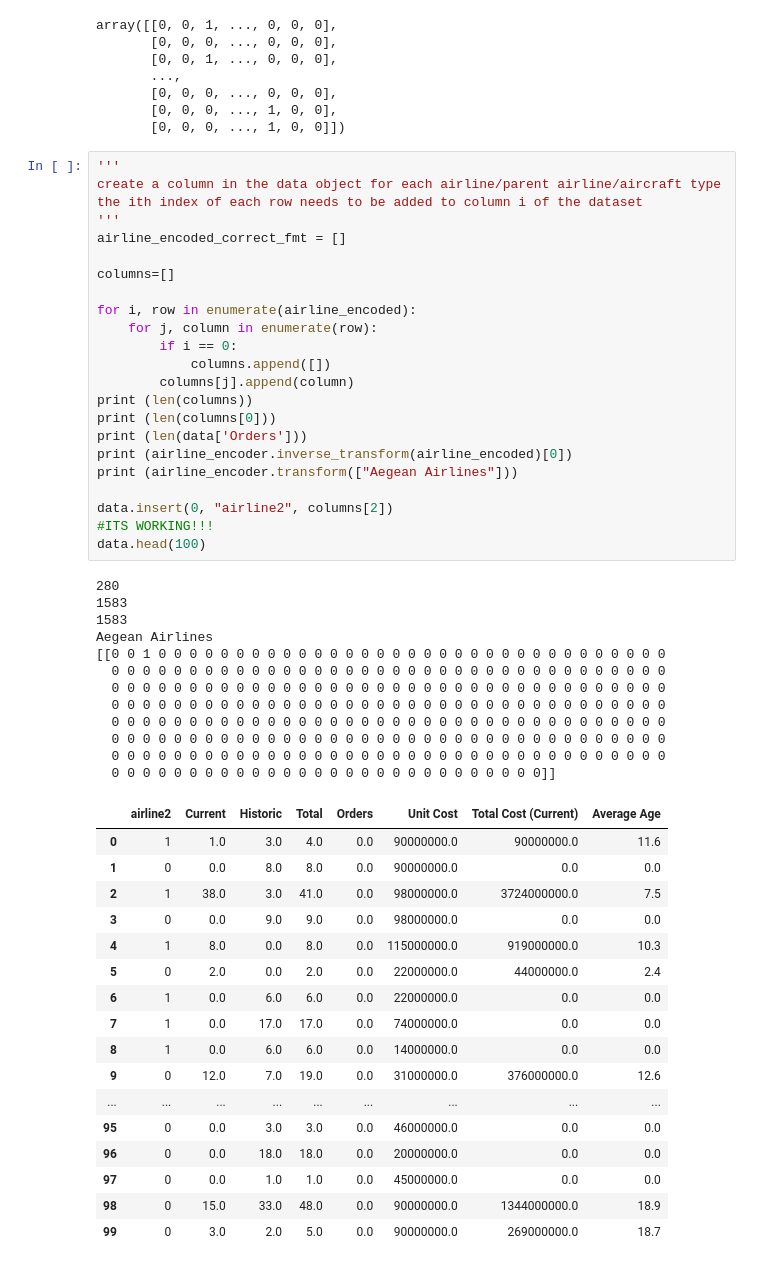
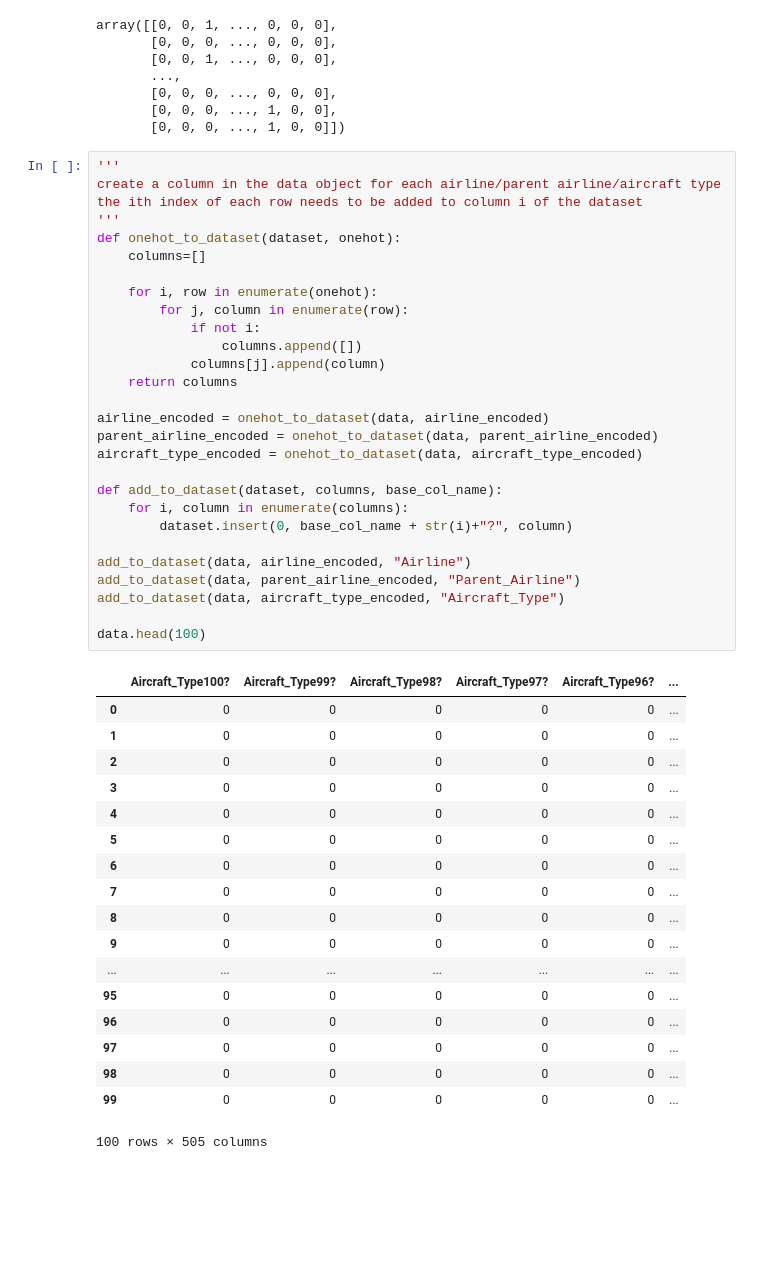
Before and after one commit to Daniel-E-B/CS320-Machine-Learning, a Jupyter notebook: datasetPreprocessing/ProcessADataset.ipynb, the cells around one changed output. Cells and saved outputs as stored; diff of their text form; blank space fills up the shorter version.

Commit message:
process dataset

```diff
--- a/datasetPreprocessing/ProcessADataset.ipynb
+++ b/datasetPreprocessing/ProcessADataset.ipynb
@@ -78,53 +78,47 @@ array([[0, 0, 1, ..., 0, 0, 0],
 # %%
 '''
 create a column in the data object for each airline/parent airline/aircraft type
 the ith index of each row needs to be added to column i of the dataset
 '''
-airline_encoded_correct_fmt = []
+def onehot_to_dataset(dataset, onehot):
+    columns=[]
 
-columns=[]
+    for i, row in enumerate(onehot):
+        for j, column in enumerate(row):
+            if not i:
+                columns.append([])
+            columns[j].append(column)
+    return columns
 
-for i, row in enumerate(airline_encoded):
-    for j, column in enumerate(row):
-        if i == 0:
-            columns.append([])
-        columns[j].append(column)
-print (len(columns))
-print (len(columns[0]))
-print (len(data['Orders']))
-print (airline_encoder.inverse_transform(airline_encoded)[0])
-print (airline_encoder.transform(["Aegean Airlines"]))
+airline_encoded = onehot_to_dataset(data, airline_encoded)
+parent_airline_encoded = onehot_to_dataset(data, parent_airline_encoded)
+aircraft_type_encoded = onehot_to_dataset(data, aircraft_type_encoded)
 
-data.insert(0, "airline2", columns[2])
-#ITS WORKING!!!
+def add_to_dataset(dataset, columns, base_col_name):
+    for i, column in enumerate(columns):
+        dataset.insert(0, base_col_name + str(i)+"?", column)
+
+add_to_dataset(data, airline_encoded, "Airline")
+add_to_dataset(data, parent_airline_encoded, "Parent_Airline")
+add_to_dataset(data, aircraft_type_encoded, "Aircraft_Type")
+
 data.head(100)
 # %% [output]
+|  | Aircraft_Type100? | Aircraft_Type99? | Aircraft_Type98? | Aircraft_Type97? | Aircraft_Type96? | ... |
+| 0 | 0 | 0 | 0 | 0 | 0 | ... |
+| 1 | 0 | 0 | 0 | 0 | 0 | ... |
+| 2 | 0 | 0 | 0 | 0 | 0 | ... |
+| 3 | 0 | 0 | 0 | 0 | 0 | ... |
+| 4 | 0 | 0 | 0 | 0 | 0 | ... |
+| 5 | 0 | 0 | 0 | 0 | 0 | ... |
+| 6 | 0 | 0 | 0 | 0 | 0 | ... |
+| 7 | 0 | 0 | 0 | 0 | 0 | ... |
+| 8 | 0 | 0 | 0 | 0 | 0 | ... |
+| 9 | 0 | 0 | 0 | 0 | 0 | ... |
+| ... | ... | ... | ... | ... | ... | ... |
+| 95 | 0 | 0 | 0 | 0 | 0 | ... |
+| 96 | 0 | 0 | 0 | 0 | 0 | ... |
+| 97 | 0 | 0 | 0 | 0 | 0 | ... |
+| 98 | 0 | 0 | 0 | 0 | 0 | ... |
+| 99 | 0 | 0 | 0 | 0 | 0 | ... |
-280
-1583
-1583
-Aegean Airlines
-[[0 0 1 0 0 0 0 0 0 0 0 0 0 0 0 0 0 0 0 0 0 0 0 0 0 0 0 0 0 0 0 0 0 0 0 0
-  0 0 0 0 0 0 0 0 0 0 0 0 0 0 0 0 0 0 0 0 0 0 0 0 0 0 0 0 0 0 0 0 0 0 0 0
-  0 0 0 0 0 0 0 0 0 0 0 0 0 0 0 0 0 0 0 0 0 0 0 0 0 0 0 0 0 0 0 0 0 0 0 0
-  0 0 0 0 0 0 0 0 0 0 0 0 0 0 0 0 0 0 0 0 0 0 0 0 0 0 0 0 0 0 0 0 0 0 0 0
-  0 0 0 0 0 0 0 0 0 0 0 0 0 0 0 0 0 0 0 0 0 0 0 0 0 0 0 0 0 0 0 0 0 0 0 0
-  0 0 0 0 0 0 0 0 0 0 0 0 0 0 0 0 0 0 0 0 0 0 0 0 0 0 0 0 0 0 0 0 0 0 0 0
-  0 0 0 0 0 0 0 0 0 0 0 0 0 0 0 0 0 0 0 0 0 0 0 0 0 0 0 0 0 0 0 0 0 0 0 0
-  0 0 0 0 0 0 0 0 0 0 0 0 0 0 0 0 0 0 0 0 0 0 0 0 0 0 0 0]]
+100 rows × 505 columns
-|  | airline2 | Current | Historic | Total | Orders | Unit Cost | Total Cost (Current) | Average Age |
-| 0 | 1 | 1.0 | 3.0 | 4.0 | 0.0 | 90000000.0 | 90000000.0 | 11.6 |
-| 1 | 0 | 0.0 | 8.0 | 8.0 | 0.0 | 90000000.0 | 0.0 | 0.0 |
-| 2 | 1 | 38.0 | 3.0 | 41.0 | 0.0 | 98000000.0 | 3724000000.0 | 7.5 |
-| 3 | 0 | 0.0 | 9.0 | 9.0 | 0.0 | 98000000.0 | 0.0 | 0.0 |
-| 4 | 1 | 8.0 | 0.0 | 8.0 | 0.0 | 115000000.0 | 919000000.0 | 10.3 |
-| 5 | 0 | 2.0 | 0.0 | 2.0 | 0.0 | 22000000.0 | 44000000.0 | 2.4 |
-| 6 | 1 | 0.0 | 6.0 | 6.0 | 0.0 | 22000000.0 | 0.0 | 0.0 |
-| 7 | 1 | 0.0 | 17.0 | 17.0 | 0.0 | 74000000.0 | 0.0 | 0.0 |
-| 8 | 1 | 0.0 | 6.0 | 6.0 | 0.0 | 14000000.0 | 0.0 | 0.0 |
-| 9 | 0 | 12.0 | 7.0 | 19.0 | 0.0 | 31000000.0 | 376000000.0 | 12.6 |
-| ... | ... | ... | ... | ... | ... | ... | ... | ... |
-| 95 | 0 | 0.0 | 3.0 | 3.0 | 0.0 | 46000000.0 | 0.0 | 0.0 |
-| 96 | 0 | 0.0 | 18.0 | 18.0 | 0.0 | 20000000.0 | 0.0 | 0.0 |
-| 97 | 0 | 0.0 | 1.0 | 1.0 | 0.0 | 45000000.0 | 0.0 | 0.0 |
-| 98 | 0 | 15.0 | 33.0 | 48.0 | 0.0 | 90000000.0 | 1344000000.0 | 18.9 |
-| 99 | 0 | 3.0 | 2.0 | 5.0 | 0.0 | 90000000.0 | 269000000.0 | 18.7 |
```
Also changed, not shown: parts of 1 cell of this notebook.
